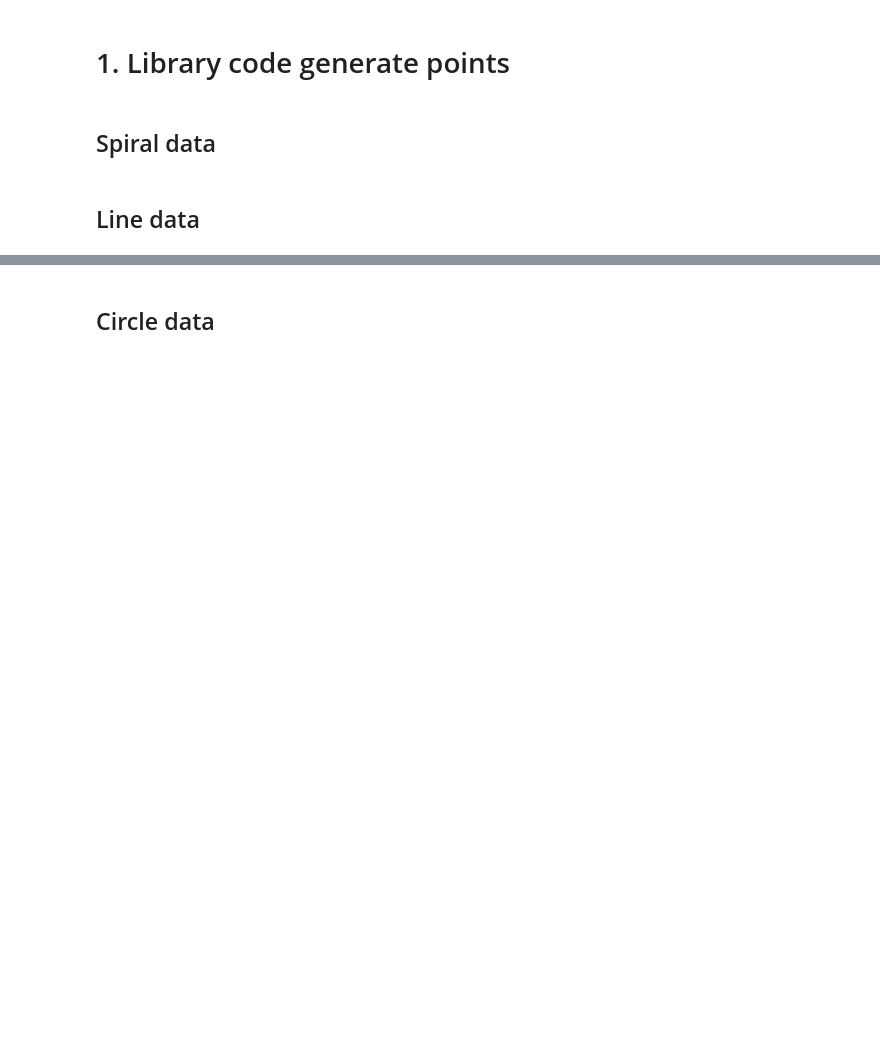
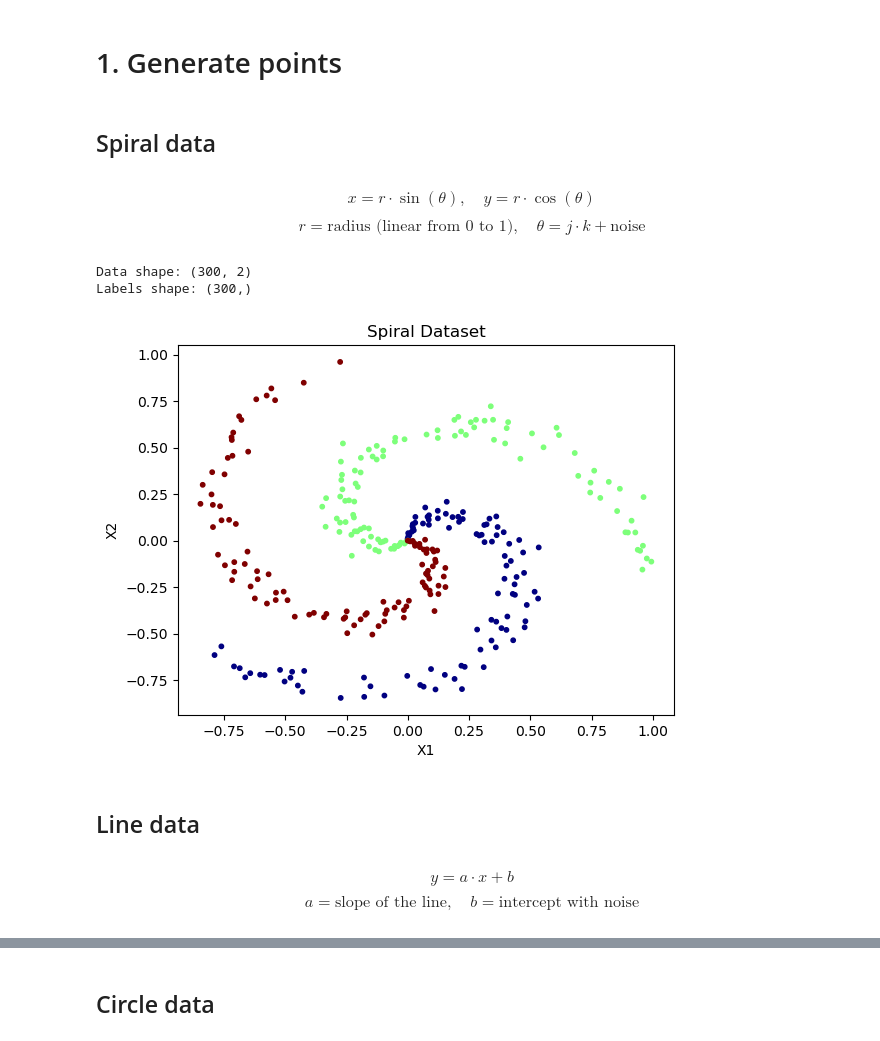
Before and after one commit to honggquan24/ANN, a Jupyter notebook: Code/ANN.ipynb, the cells around one changed output, grey strips where cells are left out. Cells and saved outputs as stored; diff of their text form; code cells hidden in the pictures; blank space fills up the shorter version.

```diff
--- a/Code/ANN.ipynb
+++ b/Code/ANN.ipynb
@@ -6,27 +9,59 @@ import matplotlib.pyplot as plt
 # %% [markdown]
-# 1. Library code generate points
+# 1. Generate points
 # %% [markdown]
 ## Spiral data
+# %% [markdown]
+$$
+x = r \cdot \sin(\theta), \quad y = r \cdot \cos(\theta)
+$$
+$$
+r = \text{radius (linear from 0 to 1)}, \quad \theta = j \cdot k + \text{noise}
+$$
 # %%
 class Spiral:
     def __init__(self, n_points, n_classes, n_dimensions):
-        #generating a randomized data
-        self.N = n_points # number of points per class
-        self.D = n_dimensions # dimension
-        self.K = n_classes # number of classes
-        self.P = np.zeros((self.N*self.K,self.D)) # data matrix (each row = single example)
-        self.L = np.zeros(self.N*self.K, dtype='uint8') # class labels
+        # initializing
+        self.N = n_points  # number of points per class
+        self.D = n_dimensions  # dimension
+        self.K = n_classes  # number of classes
+        self.P = np.zeros((self.N * self.K, self.D))  # data matrix
+        self.L = np.zeros(self.N * self.K, dtype='uint8')  # class labels
         for j in range(self.K):
-            ix = range(self.N*j,self.N*(j+1))
-            r = np.linspace(0.0,1,self.N) # radius
-            t = np.linspace(j*4,(j+1)*4,self.N)  + np.random.randn(self.N)*0.2 # theta
-            self.P[ix] = np.c_[r*np.sin(t), r*np.cos(t)]
-            self.L[ix] = j
+            ix = range(self.N * j, self.N * (j + 1))
+            r = np.linspace(0.0, 1, self.N)  # radius
+            t = np.linspace(j * 4, (j + 1) * 4, self.N) + np.random.randn(self.N) * 0.2  # theta
+            self.P[ix] = np.c_[r * np.sin(t), r * np.cos(t)]  # assign x, y
+            self.L[ix] = j  # assign labels
 
     def generate(self):
-        pass
+        return self.P, self.L
+
+# Example usage
+spiral = Spiral(n_points=100, n_classes=3, n_dimensions=2)
+X, y = spiral.generate()
+
+print("Data shape:", X.shape)  # Data shape: (300, 2)
+print("Labels shape:", y.shape)  # Labels shape: (300,)
+# %% [output]
+Data shape: (300, 2)
+Labels shape: (300,)
+# %%
+plt.scatter(X[:, 0], X[:, 1], c=y, cmap='jet', s=10)
+plt.title("Spiral Dataset")
+plt.xlabel("X1")
+plt.ylabel("X2")
+plt.show()
+# %% [output]
+[figure, added]
 # %% [markdown]
 ## Line data
+# %% [markdown]
+$$
+y = a \cdot x + b
+$$
+$$
+a = \text{slope of the line}, \quad b = \text{intercept with noise}
+$$
 # %%
 class Line:
     def __init__(self, n_points, n_classes, n_dimensions):
```
Also changed, not shown: parts of 104 cells of this notebook, 1 other file.
